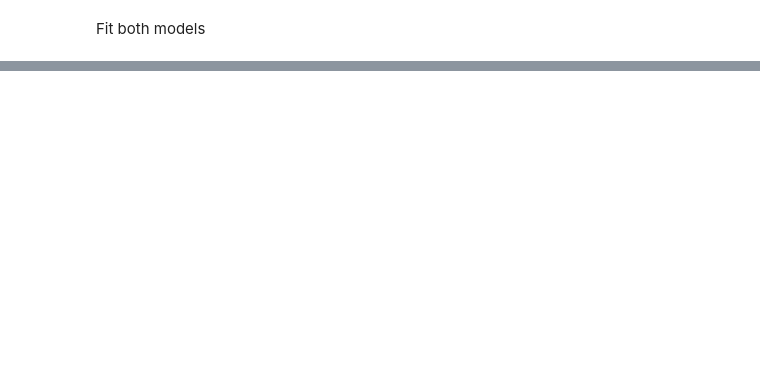
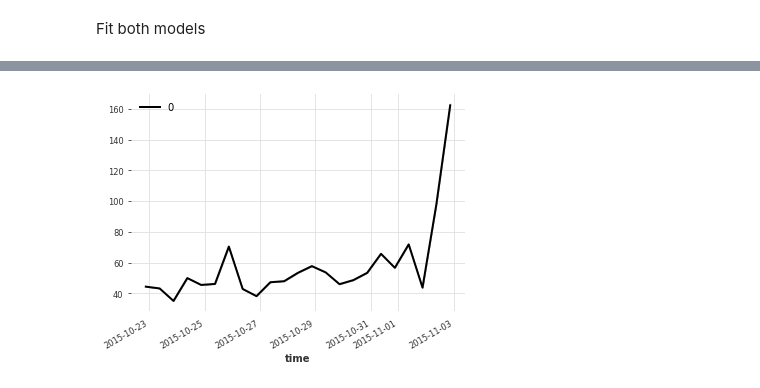
Before and after one commit to orion-junkins/river-level-forecasting, a Jupyter notebook: demo.ipynb, the cells around one changed output, grey strips where cells are left out. Drawn from its saved outputs; the diff is of its cells as text; code cells hidden in the pictures; blank space fills up the shorter version.

```diff
--- a/demo.ipynb
+++ b/demo.ipynb
@@ -77,0 +85,8 @@ Training loss: 0.0005, validation loss: 0.0017, best val loss: 0.0017
+# %%
+import pandas as pd
+start = pd.to_datetime("2015-10-22T21:00:00.000000000")
+end = pd.to_datetime("2015-11-02T21:00:00.000000000")
+slice = hst_fcasts2[0].slice(start,end)
+slice.plot()
+# %% [output]
+[figure, added]
```
Also changed, not shown: parts of 16 cells of this notebook, 1 other file.
